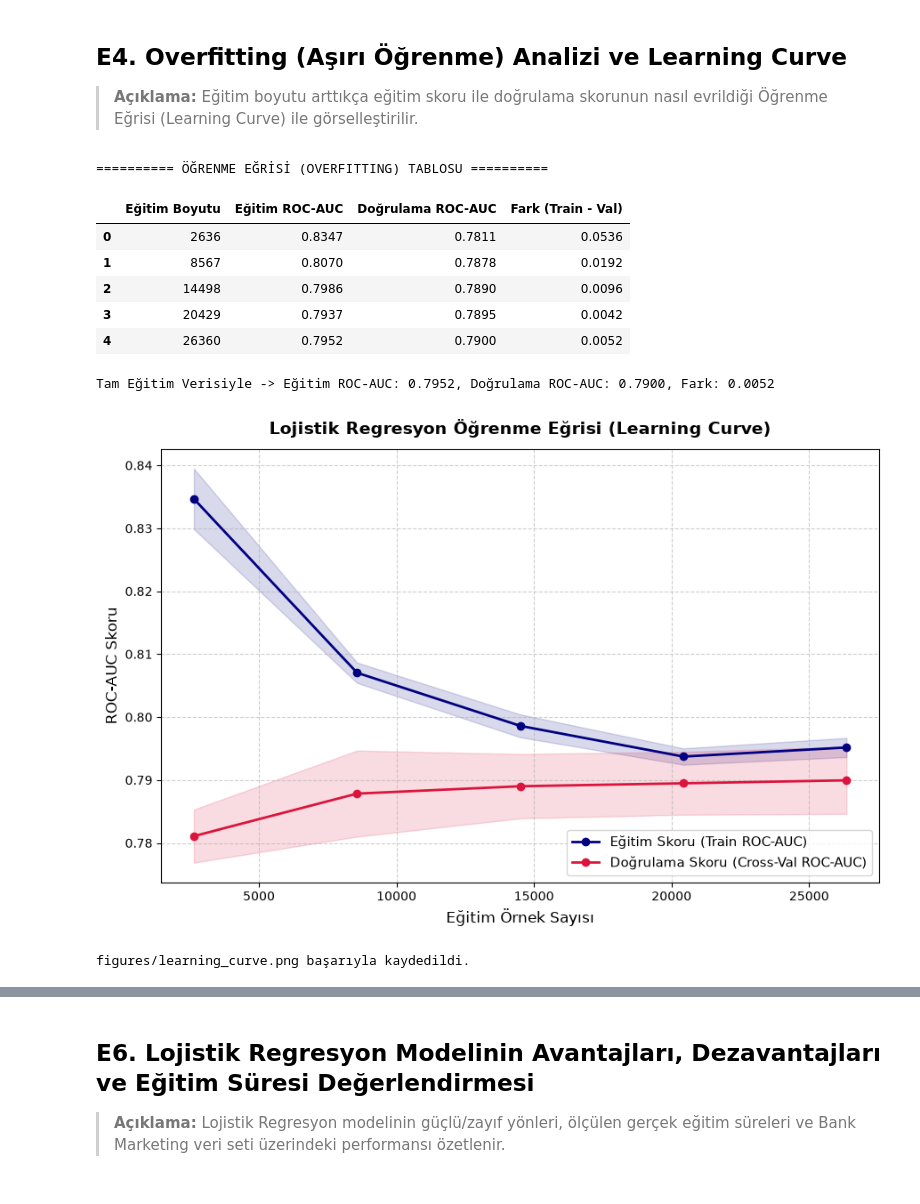
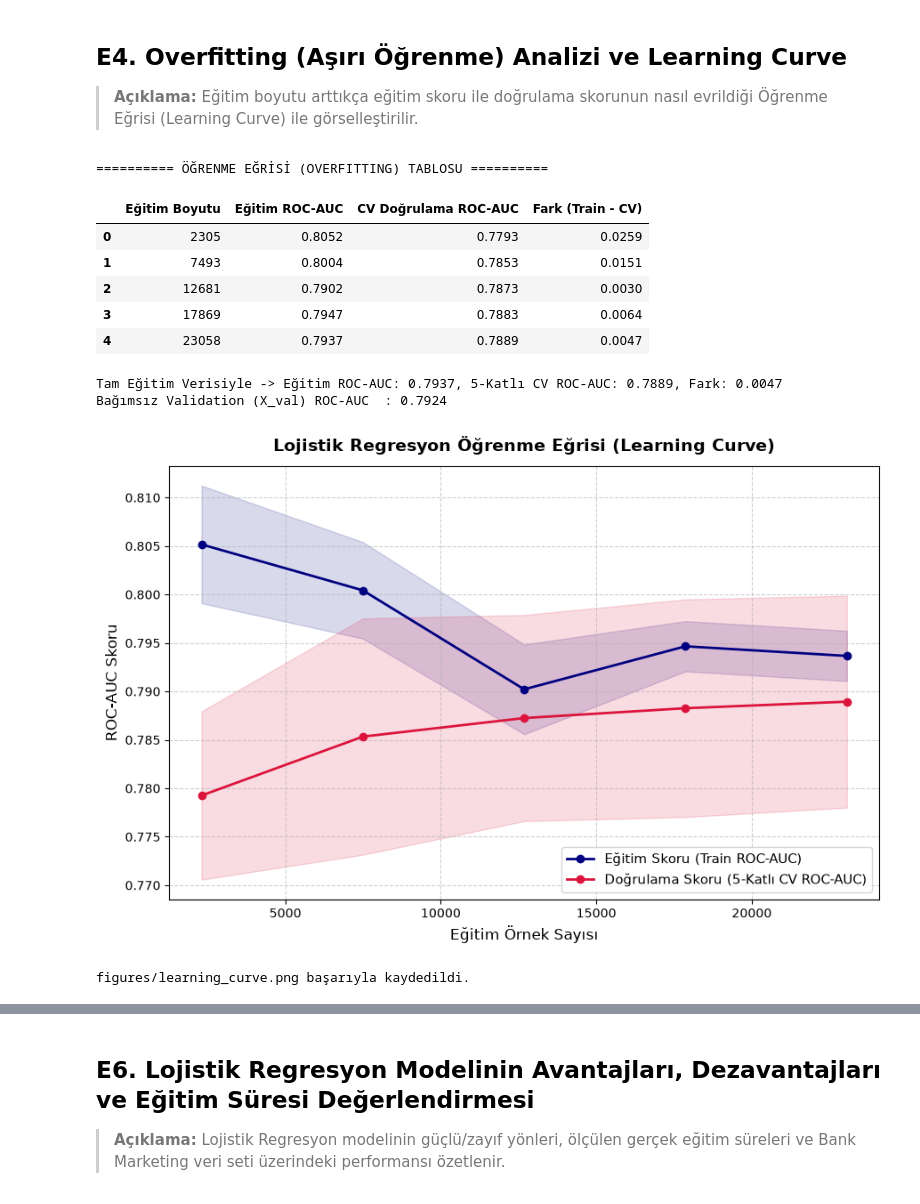
Before and after one commit to zeyneppbaran/ml-proje, a Jupyter notebook: notebooks/06_model_lojistik_regresyon.ipynb, the cells around one changed output, grey strips where cells are left out. Saved outputs shown, nothing was run; the diff lists cells and outputs as text; code cells hidden in the pictures.

```diff
--- a/notebooks/06_model_lojistik_regresyon.ipynb
+++ b/notebooks/06_model_lojistik_regresyon.ipynb
@@ -29,7 +29,8 @@ from sklearn.linear_model import LogisticRegression
 from sklearn.model_selection import GridSearchCV, learning_curve
 from sklearn.metrics import (
     accuracy_score, precision_score, recall_score, f1_score, roc_auc_score,
-    confusion_matrix, classification_report, roc_curve
+    confusion_matrix, classification_report, roc_curve,
+    precision_recall_curve, average_precision_score
 )
 
 # Çalışma dizinini proje köküne sabitle ve ortak modülleri içe aktar
@@ -45,13 +46,14 @@ from src.ortak import (
 )
 from src.pipeline import build_full_pipeline
 
-# Veriyi ortak fonksiyonlarla yükle ve %80-%20 tabakalı olarak böl
+# Veriyi ortak fonksiyonlarla yükle (12 gerçek tekrar silinir) ve %70 / %15 / %15 tabakalı böl
 df = veri_yukle()
-X_train, X_test, y_train, y_test = veriyi_bol(df)
+X_train, X_val, X_test, y_train, y_val, y_test = veriyi_bol(df)
 
 print("Aktif Çalışma Dizini:", Path.cwd())
-print(f"Eğitim Seti (X_train): {X_train.shape}, Test Seti (X_test): {X_test.shape}")
-print(f"Eğitim Hedef (y_train): {y_train.shape}, Test Hedef (y_test): {y_test.shape}")
-print(f"Eğitim Sınıf Dağılımı:\n{y_train.value_counts(normalize=True).round(4)}")
+print(f"Toplam Tekil Veri       : {len(df)}")
+print(f"Eğitim Seti    (X_train): {X_train.shape} (%{len(X_train)/len(df)*100:.2f}) | y=1 oranı: %{y_train.mean()*100:.2f}")
+print(f"Doğrulama Seti (X_val)  : {X_val.shape} (%{len(X_val)/len(df)*100:.2f}) | y=1 oranı: %{y_val.mean()*100:.2f}")
+print(f"Test Seti      (X_test) : {X_test.shape} (%{len(X_test)/len(df)*100:.2f}) | y=1 oranı: %{y_test.mean()*100:.2f}")
 # %% [output]
 Aktif Çalışma Dizini: c:\Users\nusayba\OneDrive\Masaüstü\makineprojesi\ml-proje
@@ -274,9 +313,7 @@ print("   - Veri sızıntısı engellenmiştir: Ortak Pipeline sayesinde her kat
 ## E4. Overfitting (Aşırı Öğrenme) Analizi ve Learning Curve
 > **Açıklama:** Eğitim boyutu arttıkça eğitim skoru ile doğrulama skorunun nasıl evrildiği Öğrenme Eğrisi (Learning Curve) ile görselleştirilir.
 # %%
-best_model = grid_search.best_estimator_
-
-# Öğrenme eğrisi verilerinin hesaplanması
+# Öğrenme eğrisi yalnızca X_train ve y_train üzerinde hesaplanır
 train_sizes, train_scores, val_scores = learning_curve(
     estimator=best_model,
     X=X_train,
@@ -290,45 +327,45 @@ train_sizes, train_scores, val_scores = learning_curve(
 
 train_mean = np.mean(train_scores, axis=1)
 train_std = np.std(train_scores, axis=1)
 val_mean = np.mean(val_scores, axis=1)
 val_std = np.std(val_scores, axis=1)
 
-# Sayısal eğitim ve doğrulama skor özeti
 lc_ozet = pd.DataFrame({
     "Eğitim Boyutu": train_sizes,
     "Eğitim ROC-AUC": np.round(train_mean, 4),
-    "Doğrulama ROC-AUC": np.round(val_mean, 4),
-    "Fark (Train - Val)": np.round(train_mean - val_mean, 4)
+    "CV Doğrulama ROC-AUC": np.round(val_mean, 4),
+    "Fark (Train - CV)": np.round(train_mean - val_mean, 4)
 })
 print("========== ÖĞRENME EĞRİSİ (OVERFITTING) TABLOSU ==========")
 display(lc_ozet)
-print(f"\nTam Eğitim Verisiyle -> Eğitim ROC-AUC: {train_mean[-1]:.4f}, Doğrulama ROC-AUC: {val_mean[-1]:.4f}, Fark: {(train_mean[-1]-val_mean[-1]):.4f}")
+print(f"\nTam Eğitim Verisiyle -> Eğitim ROC-AUC: {train_mean[-1]:.4f}, 5-Katlı CV ROC-AUC: {val_mean[-1]:.4f}, Fark: {(train_mean[-1]-val_mean[-1]):.4f}")
+print(f"Bağımsız Validation (X_val) ROC-AUC  : {tuned_val_sonuc['roc_auc']:.4f}")
 
-# Grafiğin çizilmesi
 os.makedirs("figures", exist_ok=True)
 plt.figure(figsize=(9, 6))
 plt.plot(train_sizes, train_mean, 'o-', color='navy', lw=2, label='Eğitim Skoru (Train ROC-AUC)')
 plt.fill_between(train_sizes, train_mean - train_std, train_mean + train_std, alpha=0.15, color='navy')
-plt.plot(train_sizes, val_mean, 'o-', color='crimson', lw=2, label='Doğrulama Skoru (Cross-Val ROC-AUC)')
+plt.plot(train_sizes, val_mean, 'o-', color='crimson', lw=2, label='Doğrulama Skoru (5-Katlı CV ROC-AUC)')
 plt.fill_between(train_sizes, val_mean - val_std, val_mean + val_std, alpha=0.15, color='crimson')
 
 plt.title('Lojistik Regresyon Öğrenme Eğrisi (Learning Curve)', fontsize=14, fontweight='bold', pad=12)
 plt.xlabel('Eğitim Örnek Sayısı', fontsize=12)
 plt.ylabel('ROC-AUC Skoru', fontsize=12)
 plt.grid(True, linestyle='--', alpha=0.6)
 plt.legend(loc='lower right', fontsize=11)
 plt.tight_layout()
 plt.savefig("figures/learning_curve.png", dpi=300)
 plt.show()
 print("figures/learning_curve.png başarıyla kaydedildi.")
 # %% [output]
 ========== ÖĞRENME EĞRİSİ (OVERFITTING) TABLOSU ==========
-|  | Eğitim Boyutu | Eğitim ROC-AUC | Doğrulama ROC-AUC | Fark (Train - Val) |
-| 0 | 2636 | 0.8347 | 0.7811 | 0.0536 |
-| 1 | 8567 | 0.8070 | 0.7878 | 0.0192 |
-| 2 | 14498 | 0.7986 | 0.7890 | 0.0096 |
-| 3 | 20429 | 0.7937 | 0.7895 | 0.0042 |
-| 4 | 26360 | 0.7952 | 0.7900 | 0.0052 |
+|  | Eğitim Boyutu | Eğitim ROC-AUC | CV Doğrulama ROC-AUC | Fark (Train - CV) |
+| 0 | 2305 | 0.8052 | 0.7793 | 0.0259 |
+| 1 | 7493 | 0.8004 | 0.7853 | 0.0151 |
+| 2 | 12681 | 0.7902 | 0.7873 | 0.0030 |
+| 3 | 17869 | 0.7947 | 0.7883 | 0.0064 |
+| 4 | 23058 | 0.7937 | 0.7889 | 0.0047 |
-Tam Eğitim Verisiyle -> Eğitim ROC-AUC: 0.7952, Doğrulama ROC-AUC: 0.7900, Fark: 0.0052
+Tam Eğitim Verisiyle -> Eğitim ROC-AUC: 0.7937, 5-Katlı CV ROC-AUC: 0.7889, Fark: 0.0047
+Bağımsız Validation (X_val) ROC-AUC  : 0.7924
-[figure, old version]
+[figure, new version]
 figures/learning_curve.png başarıyla kaydedildi.
```
Also changed, not shown: parts of 25 cells of this notebook, 9 other files.
